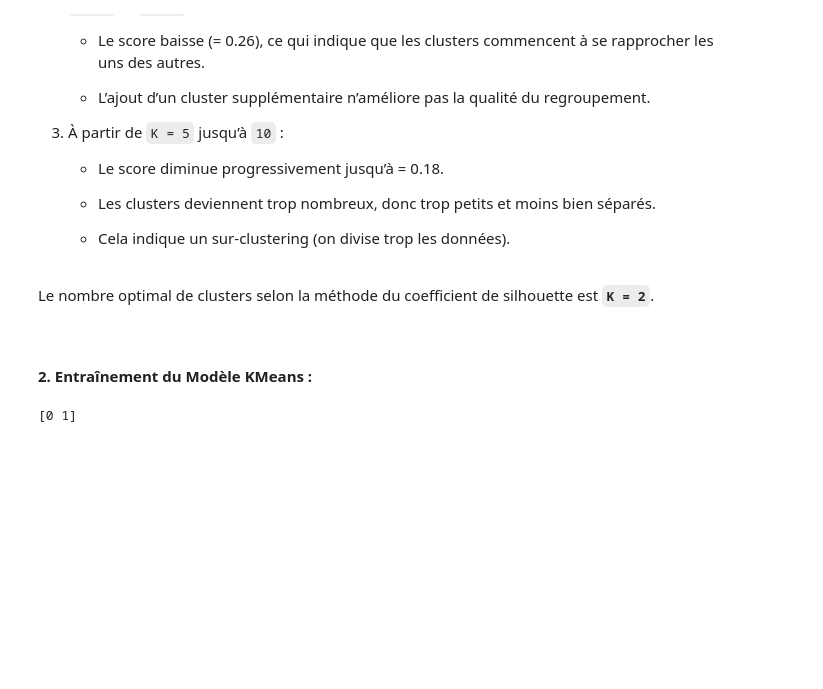
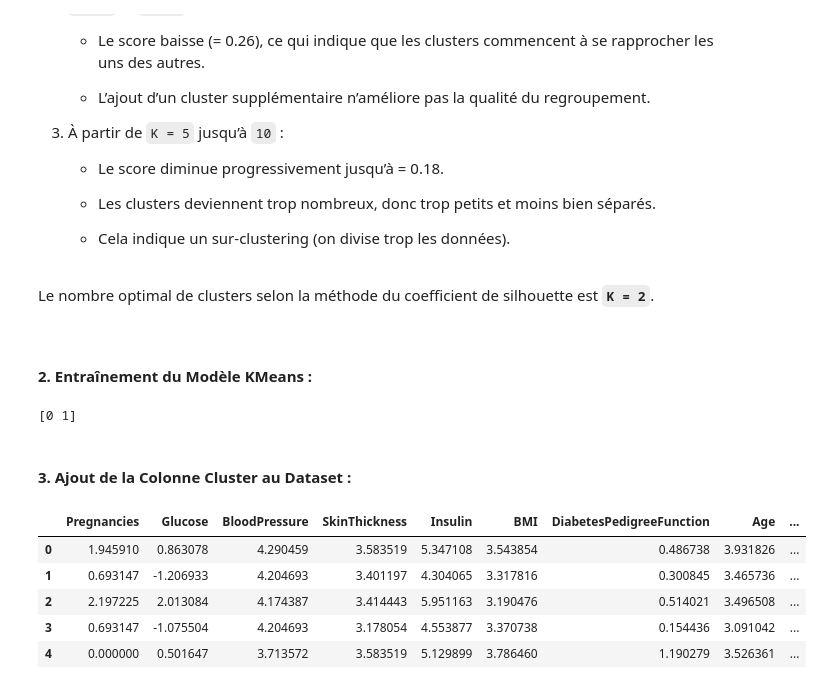
Before and after one commit to ABDELHAFIDAIT/DiabRisk, a Jupyter notebook: src/training.ipynb, the cells around one changed output. Drawn from its saved outputs; the diff is of its cells as text; code cells hidden in the pictures; blank space fills up the shorter version.

Commit message:
AEPDRDD-27 Ajouter une colonne Cluster au dataset

```diff
--- a/src/training.ipynb
+++ b/src/training.ipynb
@@ -212,3 +212,16 @@ clusters = kmeans.labels_
 print(np.unique(clusters))
 # %% [output]
 [0 1]
+# %% [markdown]
+#### **3. Ajout de la Colonne Cluster au Dataset :**
+# %%
+data["Cluster"] = clusters
+
+data.head()
+# %% [output]
+|  | Pregnancies | Glucose | BloodPressure | SkinThickness | Insulin | BMI | DiabetesPedigreeFunction | Age | ... |
+| 0 | 1.945910 | 0.863078 | 4.290459 | 3.583519 | 5.347108 | 3.543854 | 0.486738 | 3.931826 | ... |
+| 1 | 0.693147 | -1.206933 | 4.204693 | 3.401197 | 4.304065 | 3.317816 | 0.300845 | 3.465736 | ... |
+| 2 | 2.197225 | 2.013084 | 4.174387 | 3.414443 | 5.951163 | 3.190476 | 0.514021 | 3.496508 | ... |
+| 3 | 0.693147 | -1.075504 | 4.204693 | 3.178054 | 4.553877 | 3.370738 | 0.154436 | 3.091042 | ... |
+| 4 | 0.000000 | 0.501647 | 3.713572 | 3.583519 | 5.129899 | 3.786460 | 1.190279 | 3.526361 | ... |
```
